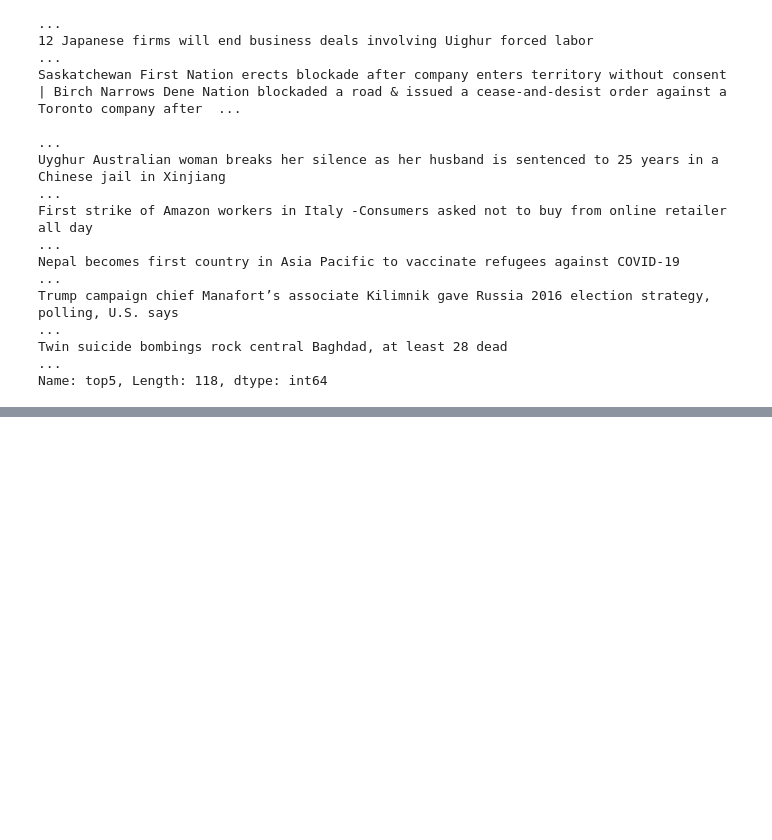
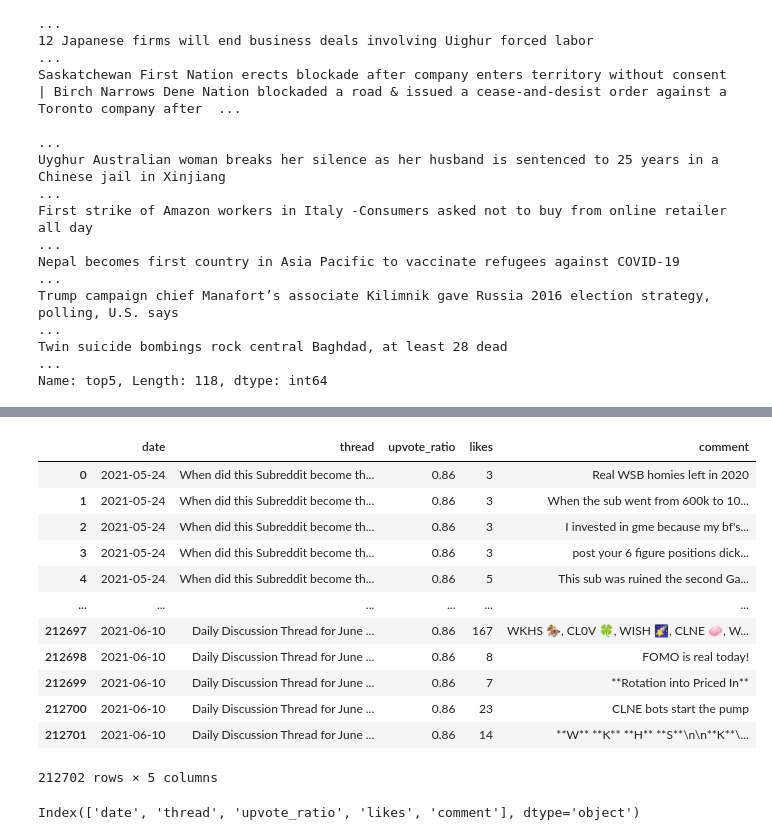
Before and after one commit to Amarilda/MscAston, a Jupyter notebook: MSC/MScDB.ipynb, the cells around one changed output, grey strips where cells are left out. Saved outputs shown, nothing was run; the diff lists cells and outputs as text; code cells hidden in the pictures; blank space fills up the shorter version.

Commit message:
house cleaning
Remove some redundant files, had been exported into DB

```diff
--- a/MSC/MScDB.ipynb
+++ b/MSC/MScDB.ipynb
@@ -532,35 +549 @@ z.date.value_counts()
 Name: date, dtype: int64
-# %%
-import datetime
-
-#for symbol in df
-connection = sqlite3.connect('MSC.db')
-cursor = connection.cursor()
-
-def last_work_day():
-    for i in range(1,7):
-        if (datetime.date.today()-datetime.timedelta(days=i)).weekday()< 5:
-            m = (datetime.date.today()-datetime.timedelta(days=i))
-            break
-
-    return m.strftime('%Y-%m-%d %H:%M:%S')
-datums = last_work_day()
-
-sql = (f'''
-Select symbol from SP500_companies
-where symbol not in (select distinct symbol from prices where date == "{datums}")
-and  symbol not in ('BRK.B', 'BF.B', 'FLIR')''')
-df = pd.read_sql_query(sql,connection)
-
-connection = sqlite3.connect('MSC.db')
-cursor = connection.cursor()
-sql = ("Select * from prices order by date desc")
-z = pd.read_sql_query(sql,connection)
-connection.commit()
-connection.close()
-
-import locale
-locale.setlocale(locale.LC_ALL, 'en_US.UTF-8')
-
-columnnames = "'date', 'open', 'high', 'low', 'close', 'adj_close','volume', 'symbol'"
-insertintotable = '?,?,?,?,?,?,?,?'
@@ -617,0 +596,20 @@ import pandas as pd
+# %%
+z
+# %% [output]
+|  | date | thread | upvote_ratio | likes | comment |
+| 0 | 2021-05-24 | When did this Subreddit become th... | 0.86 | 3 | Real WSB homies left in 2020 |
+| 1 | 2021-05-24 | When did this Subreddit become th... | 0.86 | 3 | When the sub went from 600k to 10... |
+| 2 | 2021-05-24 | When did this Subreddit become th... | 0.86 | 3 | I invested in gme because my bf's... |
+| 3 | 2021-05-24 | When did this Subreddit become th... | 0.86 | 3 | post your 6 figure positions dick... |
+| 4 | 2021-05-24 | When did this Subreddit become th... | 0.86 | 5 | This sub was ruined the second Ga... |
+| ... | ... | ... | ... | ... | ... |
+| 212697 | 2021-06-10 | Daily Discussion Thread for June ... | 0.86 | 167 | WKHS 🏇, CL0V 🍀, WISH 🌠, CLNE 🧼, W... |
+| 212698 | 2021-06-10 | Daily Discussion Thread for June ... | 0.86 | 8 | FOMO is real today! |
+| 212699 | 2021-06-10 | Daily Discussion Thread for June ... | 0.86 | 7 | **Rotation into Priced In** |
+| 212700 | 2021-06-10 | Daily Discussion Thread for June ... | 0.86 | 23 | CLNE bots start the pump |
+| 212701 | 2021-06-10 | Daily Discussion Thread for June ... | 0.86 | 14 | **W** **K** **H** **S**\n\n**K**\... |
+212702 rows × 5 columns
+# %%
+z.columns
+# %% [output]
+Index(['date', 'thread', 'upvote_ratio', 'likes', 'comment'], dtype='object')
```
Also changed, not shown: parts of 17 cells of this notebook, 12 other files.
